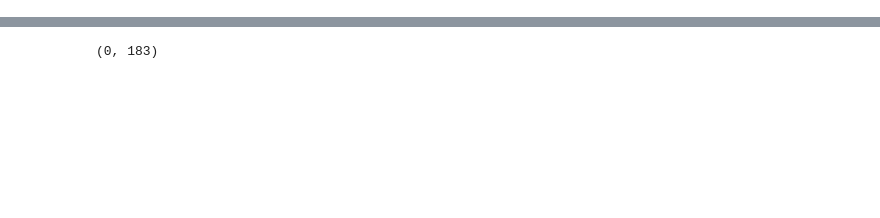
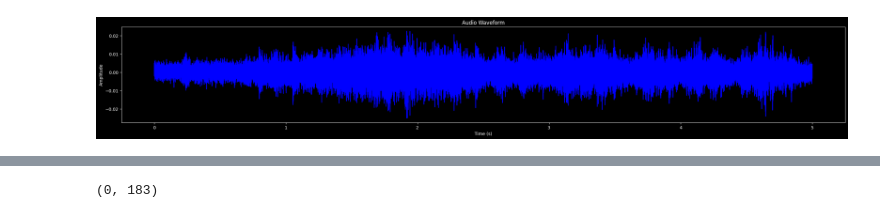
Before and after one commit to sumaniitm/BirdCLEF-2024-kaggle, a Jupyter notebook: initial_submission.ipynb, the cells around one changed output, grey strips where cells are left out. Saved outputs shown, nothing was run; the diff lists cells and outputs as text; code cells hidden in the pictures; blank space fills up the shorter version.

```diff
--- a/initial_submission.ipynb
+++ b/initial_submission.ipynb
@@ -7,9 +7,14 @@ import os
 import glob
 import shutil
 import zipfile
+import matplotlib.pyplot as plt
+plt.style.use('dark_background')
+import seaborn as sns
+import plotly.express as px
+import librosa
+from IPython.display import Audio
 import pickle
 from joblib import dump, load
 from pathlib import Path
-import librosa
 # %%
 # Function to extract features from audio file
@@ -83,0 +41,8 @@ Index: []
+# %%
+test_soundscapes = '/kaggle/input/birdclef-2024/unlabeled_soundscapes/100350238.ogg'
+# test_soundscapes = '/kaggle/input/birdclef-2024/test_soundscapes'
+
+filenames_with_path = glob.glob(f"{test_soundscapes}/*.ogg")
+filenames = [os.path.basename(filename) for filename in filenames_with_path]
+
+print(len(filenames))
@@ -83,0 +72,3 @@ Index: []
+# %%
+audio, sample_rate = librosa.load(path=test_soundscapes, offset=0.0, duration=5.0)
+audio_full, sample_rate_full = librosa.load(path=test_soundscapes)
@@ -83,0 +79,11 @@ Index: []
+# %%
+duration = len(audio) / sample_rate
+time = np.arange(0, duration, 1/sample_rate)
+plt.figure(figsize=(30, 4))
+plt.plot(time, audio, color='blue')
+plt.title('Audio Waveform')
+plt.xlabel('Time (s)')
+plt.ylabel('Amplitude')
+plot = plt.show()
+# %% [output]
+[figure, added]
```
Also changed, not shown: parts of 24 cells of this notebook.
